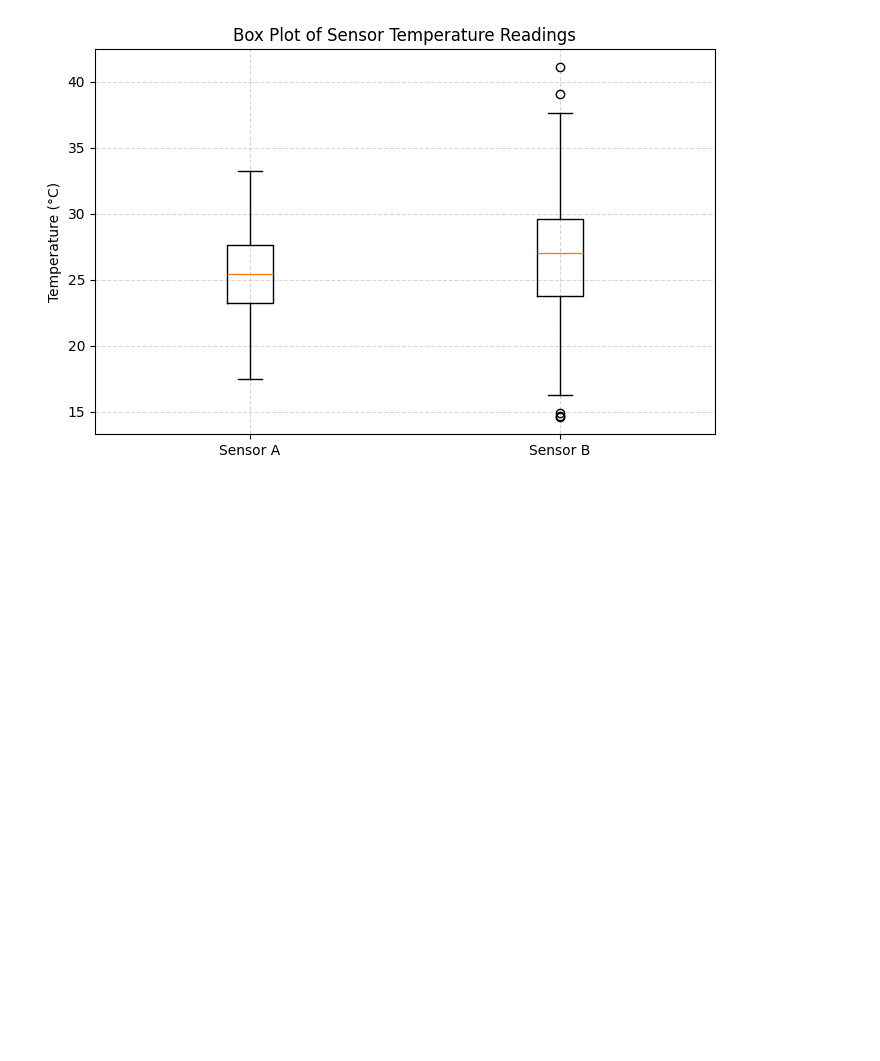
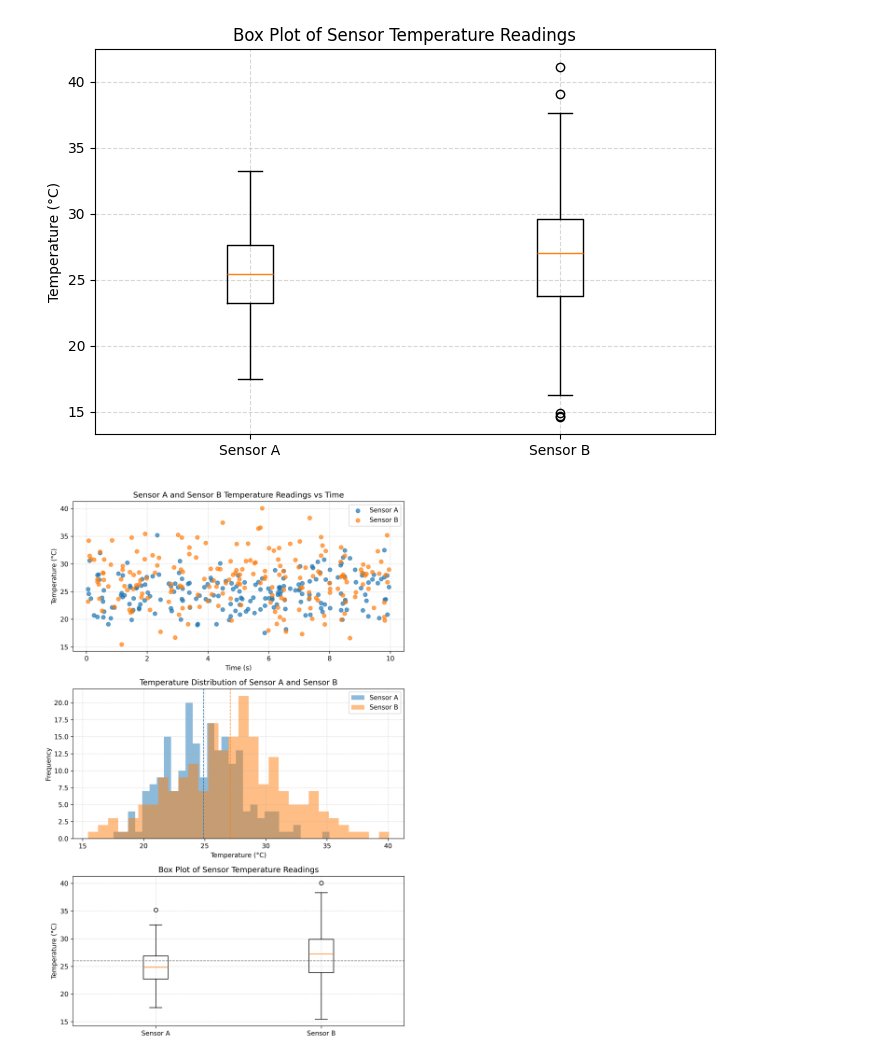
Before and after one commit to aishanavalopez/ece105-lab3-plots, a Jupyter notebook: lab3_sensor_plots.ipynb, the cells around one changed output. Cells and saved outputs as stored; diff of their text form; code cells hidden in the pictures; blank space fills up the shorter version.

```diff
--- a/lab3_sensor_plots.ipynb
+++ b/lab3_sensor_plots.ipynb
@@ -65,3 +65,8 @@ plt.grid(True, linestyle='--', alpha=0.5)
 plt.show()
 # %% [output]
 [figure]
+# %%
+from PIL import Image
+Image.open("sensor_plots.png")
+# %% [output]
+[figure, added]
```
Also changed, not shown: parts of 2 cells of this notebook, 4 other files.
